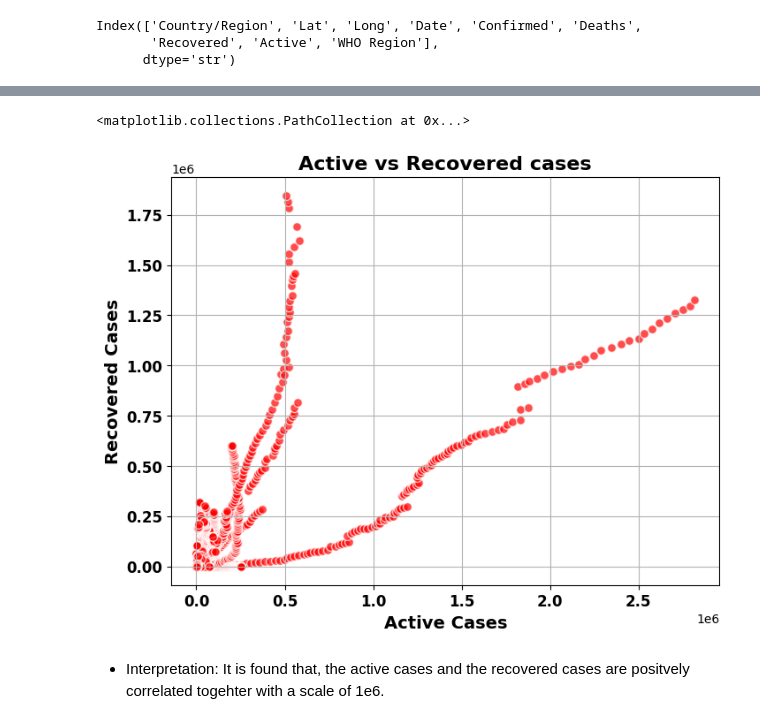
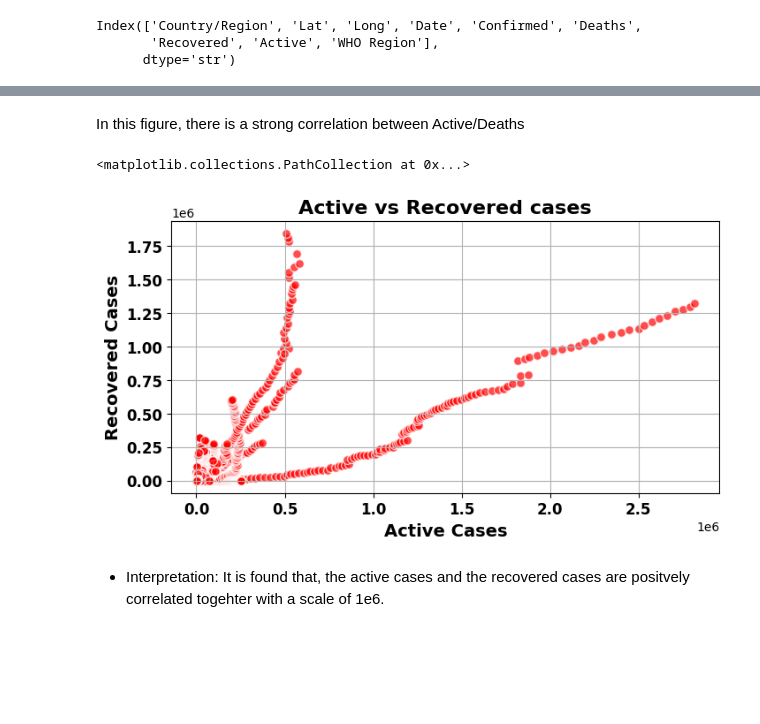
Before and after one commit to aly-mourady/MACHINE-LEARNING-FEB-2025-2026, a Jupyter notebook: LabWeek2&3&5.ipynb, the cells around one changed output, grey strips where cells are left out. Drawn from its saved outputs; the diff is of its cells as text; code cells hidden in the pictures; blank space fills up the shorter version.

```diff
--- a/LabWeek2&3&5.ipynb
+++ b/LabWeek2&3&5.ipynb
@@ -83,5 +83,3 @@ dtypes: datetime64[us](1), float64(2), int64(4), str(2)
 memory usage: 4.2 MB
 # %% [markdown]
 WHO Region: World Health Organization Region
-# %%
-df = pd.read_csv(file_name, compression='zip') # The dataframe to be imported
@@ -287,10 +222,6 @@ WHO Region            0
 dtype: int64
 # %% [markdown]
 Province/State contains many nulls 34404 out 49068, therefore we can drop it or dive deeper to understand the existing non-missing values.
-# %%
-df.drop(labels = 'Province/State',
-        axis=1,
-        inplace = True) # Axis = 1 (dropping a column) - inplace = True (Commit)
 # %%
 df.isna().sum() # Now we should have no nulls
 # %% [output]
@@ -311,8 +242,8 @@ df.duplicated().sum()
 # %% [markdown]
 # Lab Week3: Continue DS LifeCycle
 # %%
-df['Date'] = pd.to_datetime(df['Date'])
+# df['Date'] = pd.to_datetime(df['Date'])
 # %% [markdown]
 - Solving issue 2: Converting date to datetime column
 # %%
-df['Date'] = pd.to_datetime(df['Date']) # pd.to_datetime(Series)
+# df['Date'] = pd.to_datetime(df['Date']) # pd.to_datetime(Series)
@@ -472,15 +426,17 @@ import seaborn as sb
+# %% [markdown]
+In this figure, there is a strong correlation between Active/Deaths
 # %%
-plt.figure(figsize=(8,6))
-plt.title('Active vs Recovered cases', fontsize = 16, fontweight = 'bold')
+plt.figure(figsize=(8,4))
+plt.title('Active vs Recovered cases', loc = 'center', fontsize = 16, fontweight = 'bold')
 plt.xlabel('Active Cases', fontsize = 14, fontweight = 'bold')
 plt.ylabel('Recovered Cases', fontsize = 14, fontweight = 'bold')
 plt.xticks(fontsize = 12, fontweight = 'bold')
 plt.yticks(fontsize = 12, fontweight = 'bold')
 plt.grid()
 plt.scatter(df['Active'],df['Recovered'], s=50, marker = 'o', color = 'red', alpha = 0.7, edgecolors = 'w')
 # %% [output]
 <matplotlib.collections.PathCollection at 0x...>
-[figure, old version]
+[figure, new version]
 # %% [markdown]
 - Interpretation: It is found that, the active cases and the recovered cases are positvely correlated togehter with a scale of 1e6.
 # %% [markdown]
```
Also changed, not shown: parts of 18 cells of this notebook, 2 other files.
